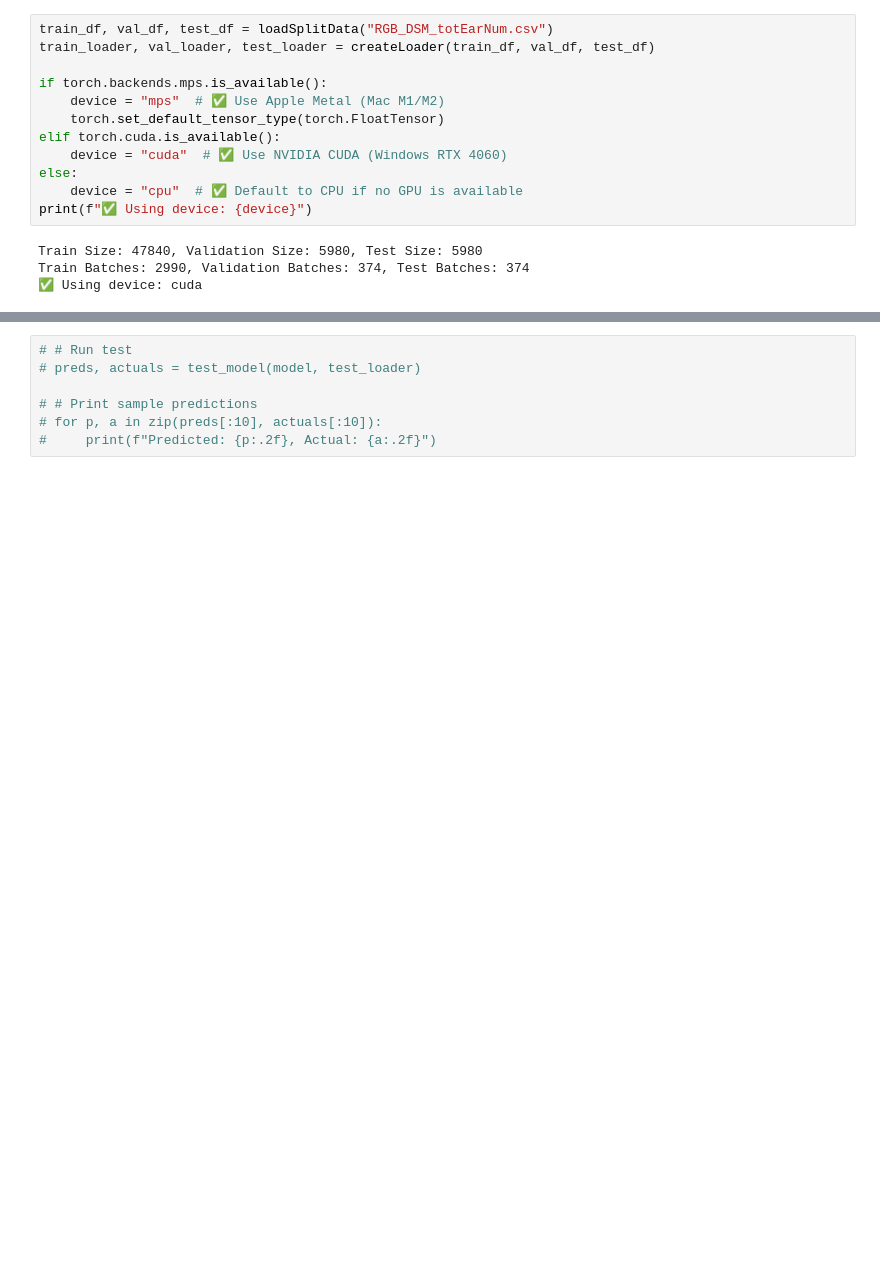
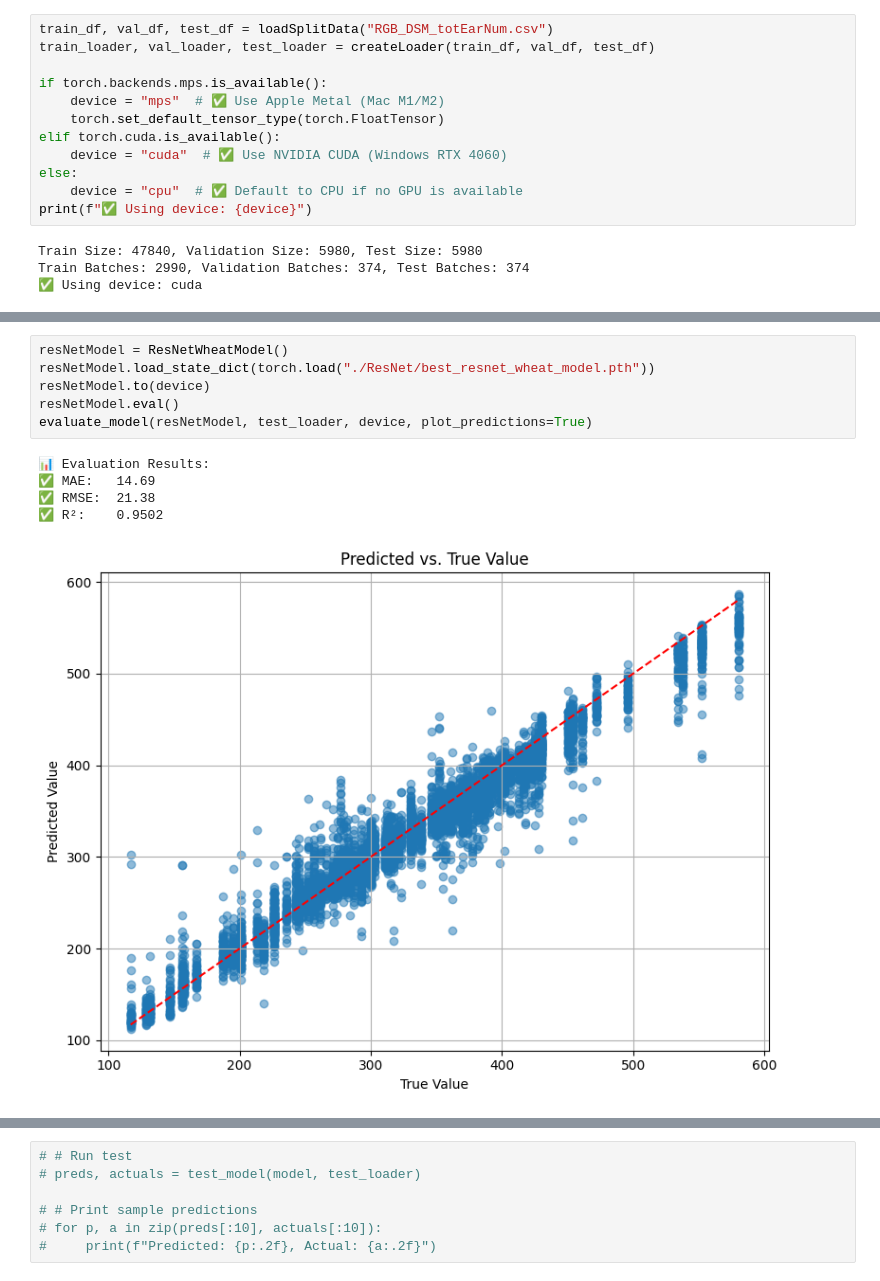
Before and after one commit to Wani29I/MasterProj, a Jupyter notebook: Model_Creation/totalEarsModel/testTotEarModel.ipynb, the cells around one changed output, grey strips where cells are left out. Saved outputs shown, nothing was run; the diff lists cells and outputs as text; blank space fills up the shorter version.

```diff
--- a/Model_Creation/totalEarsModel/testTotEarModel.ipynb
+++ b/Model_Creation/totalEarsModel/testTotEarModel.ipynb
@@ -35,2 +59,14 @@ Train Batches: 2990, Validation Batches: 374, Test Batches: 374
+# %%
+resNetModel = ResNetWheatModel()
+resNetModel.load_state_dict(torch.load("./ResNet/best_resnet_wheat_model.pth"))
+resNetModel.to(device)
+resNetModel.eval()
+evaluate_model(resNetModel, test_loader, device, plot_predictions=True)
+# %% [output]
+📊 Evaluation Results:
+✅ MAE:   14.69
+✅ RMSE:  21.38
+✅ R²:    0.9502
+[figure, added]
 # %%
 simpleCNNModel = WheatEarModel()
```
Also changed, not shown: parts of 5 cells of this notebook, 1 other file.
